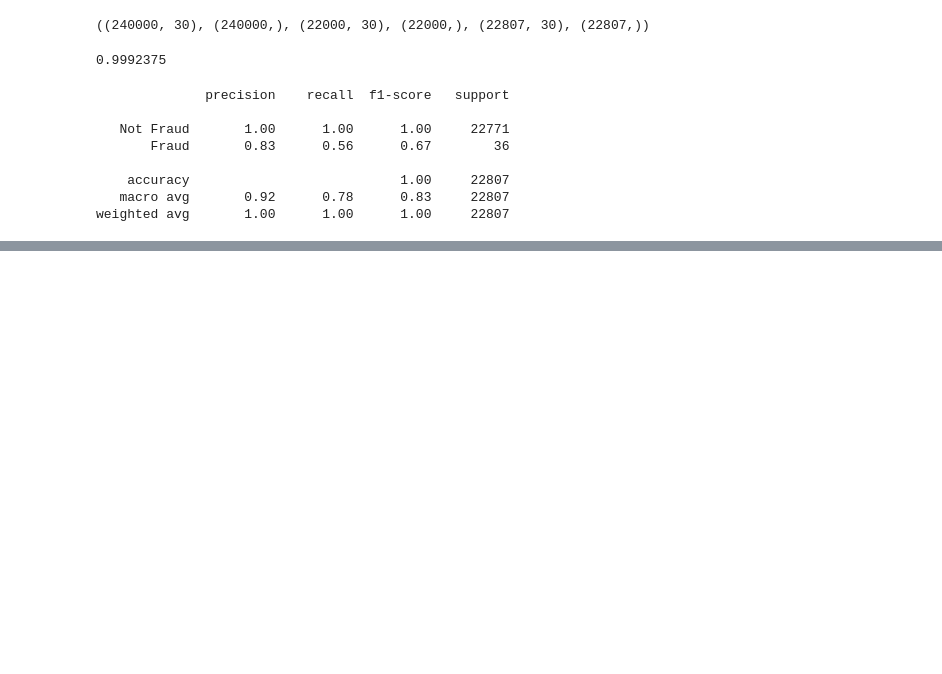
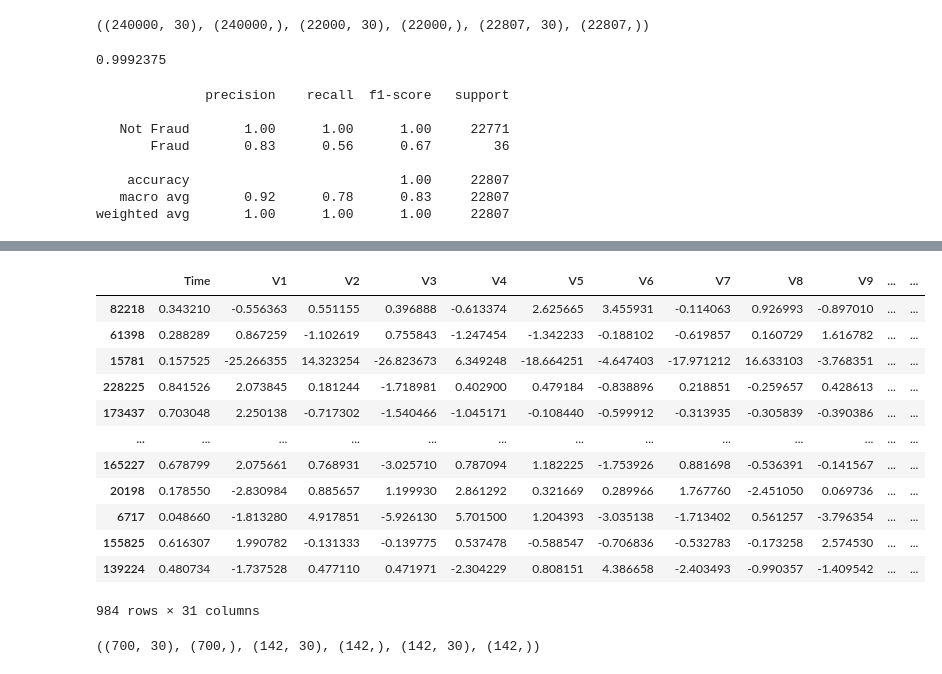
Before and after one commit to Matthew-D-Chan/Credit-Card-Fraud-Detection, a Jupyter notebook: Model.ipynb, the cells around one changed output, grey strips where cells are left out. Saved outputs shown, nothing was run; the diff lists cells and outputs as text; code cells hidden in the pictures; blank space fills up the shorter version.

Commit message:
Commit 4 - Added Balanced Dataset

```diff
--- a/Model.ipynb
+++ b/Model.ipynb
@@ -310,0 +357,9 @@ weighted avg       1.00      1.00      1.00     22807
+# %%
+# Created a balanced dataset
+# Taking a random sample of the non-fraud values
+# Only taking the amount equal to the fraud values
+# Dataset is effectively half and half fraud and not fraud now
+
+not_frauds = new_df.query('Class == 0')
+frauds = new_df.query('Class == 1')
+not_frauds['Class'].value_counts(), frauds['Class'].value_counts()
@@ -310,0 +373,3 @@ weighted avg       1.00      1.00      1.00     22807
+# %%
+balanced_df = pd.concat([frauds, not_frauds.sample(len(frauds), random_state=1)])
+balanced_df['Class'].value_counts()
@@ -310,0 +382,27 @@ weighted avg       1.00      1.00      1.00     22807
+# %%
+balanced_df = balanced_df.sample(frac=1, random_state=1)
+balanced_df
+# %% [output]
+|  | Time | V1 | V2 | V3 | V4 | V5 | V6 | V7 | V8 | V9 | ... | ... |
+| 82218 | 0.343210 | -0.556363 | 0.551155 | 0.396888 | -0.613374 | 2.625665 | 3.455931 | -0.114063 | 0.926993 | -0.897010 | ... | ... |
+| 61398 | 0.288289 | 0.867259 | -1.102619 | 0.755843 | -1.247454 | -1.342233 | -0.188102 | -0.619857 | 0.160729 | 1.616782 | ... | ... |
+| 15781 | 0.157525 | -25.266355 | 14.323254 | -26.823673 | 6.349248 | -18.664251 | -4.647403 | -17.971212 | 16.633103 | -3.768351 | ... | ... |
+| 228225 | 0.841526 | 2.073845 | 0.181244 | -1.718981 | 0.402900 | 0.479184 | -0.838896 | 0.218851 | -0.259657 | 0.428613 | ... | ... |
+| 173437 | 0.703048 | 2.250138 | -0.717302 | -1.540466 | -1.045171 | -0.108440 | -0.599912 | -0.313935 | -0.305839 | -0.390386 | ... | ... |
+| ... | ... | ... | ... | ... | ... | ... | ... | ... | ... | ... | ... | ... |
+| 165227 | 0.678799 | 2.075661 | 0.768931 | -3.025710 | 0.787094 | 1.182225 | -1.753926 | 0.881698 | -0.536391 | -0.141567 | ... | ... |
+| 20198 | 0.178550 | -2.830984 | 0.885657 | 1.199930 | 2.861292 | 0.321669 | 0.289966 | 1.767760 | -2.451050 | 0.069736 | ... | ... |
+| 6717 | 0.048660 | -1.813280 | 4.917851 | -5.926130 | 5.701500 | 1.204393 | -3.035138 | -1.713402 | 0.561257 | -3.796354 | ... | ... |
+| 155825 | 0.616307 | 1.990782 | -0.131333 | -0.139775 | 0.537478 | -0.588547 | -0.706836 | -0.532783 | -0.173258 | 2.574530 | ... | ... |
+| 139224 | 0.480734 | -1.737528 | 0.477110 | 0.471971 | -2.304229 | 0.808151 | 4.386658 | -2.403493 | -0.990357 | -1.409542 | ... | ... |
+984 rows × 31 columns
+# %%
+balanced_df_np = balanced_df.to_numpy()
+
+x_train_b, y_train_b = balanced_df_np[:700, :-1], balanced_df_np[:700, -1].astype(int)
+x_test_b, y_test_b = balanced_df_np[700:842, :-1], balanced_df_np[700:842, -1].astype(int)
+x_val_b, y_val_b = balanced_df_np[842:, :-1], balanced_df_np[842:, -1].astype(int)
+
+x_train_b.shape, y_train_b.shape, x_test_b.shape, y_test_b.shape, x_val_b.shape, y_val_b.shape
+# %% [output]
+((700, 30), (700,), (142, 30), (142,), (142, 30), (142,))
```
Also changed, not shown: parts of 12 cells of this notebook.
